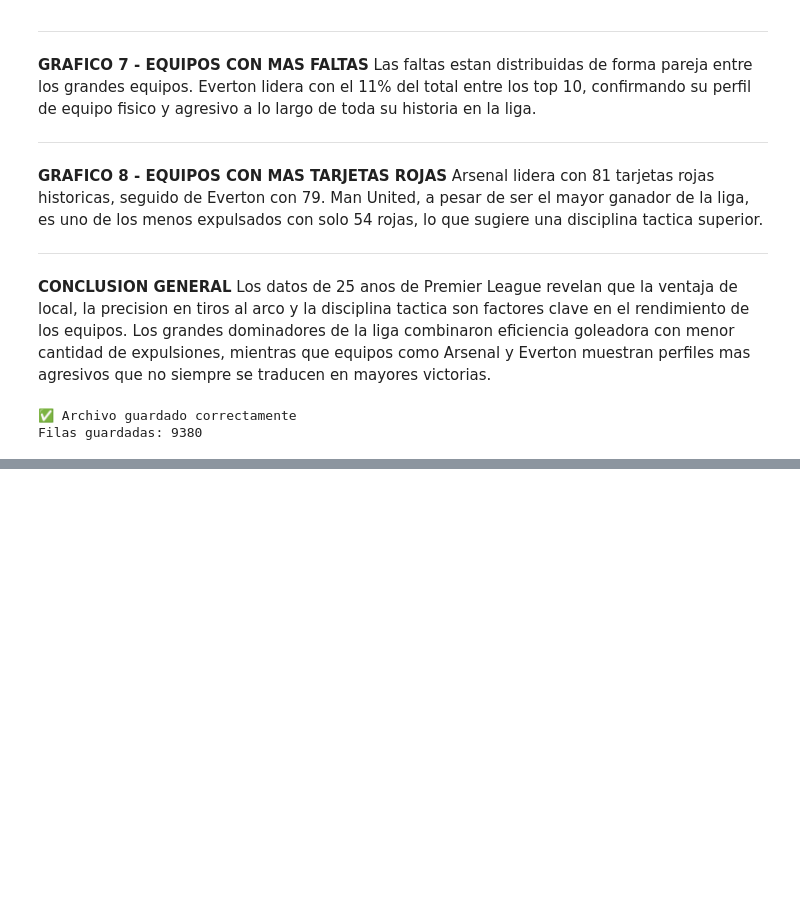
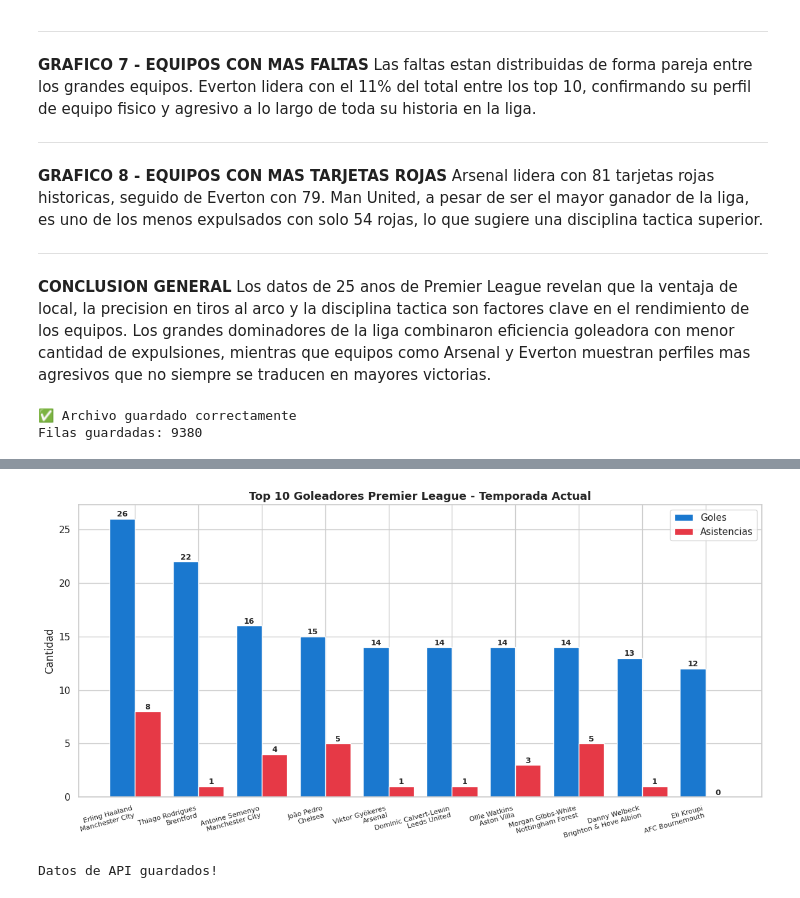
Before and after one commit to ejmuriburu/premier-league-analisis, a Jupyter notebook: Ernesto_Uriburu_Data_Sciencie_II_.ipynb, the cells around one changed output, grey strips where cells are left out. Cells and saved outputs as stored; diff of their text form; code cells hidden in the pictures; blank space fills up the shorter version.

```diff
--- a/Ernesto_Uriburu_Data_Sciencie_II_.ipynb
+++ b/Ernesto_Uriburu_Data_Sciencie_II_.ipynb
@@ -467,0 +530,31 @@ Filas guardadas: 9380
+# %%
+# TOP GOLEADORES PREMIER LEAGUE
+df_goleadores['Asistencias'] = df_goleadores['Asistencias'].fillna(0)
+top10 = df_goleadores.head(10)
+
+fig, ax = plt.subplots(figsize=(12, 6))
+x = range(len(top10))
+ancho = 0.4
+
+bars1 = ax.bar([i - ancho/2 for i in x], top10['Goles'], ancho, label='Goles', color='#1a78cf', edgecolor='white')
+bars2 = ax.bar([i + ancho/2 for i in x], top10['Asistencias'], ancho, label='Asistencias', color='#e63946', edgecolor='white')
+
+for bar in bars1:
+    ax.text(bar.get_x() + bar.get_width()/2, bar.get_height() + 0.2, str(int(bar.get_height())), ha='center', fontsize=9, fontweight='bold')
+for bar in bars2:
+    ax.text(bar.get_x() + bar.get_width()/2, bar.get_height() + 0.2, str(int(bar.get_height())), ha='center', fontsize=9, fontweight='bold')
+
+nombres = [f"{row['Jugador']}\n{row['Equipo'].replace(' FC','')}" for _, row in top10.iterrows()]
+ax.set_xticks(list(x))
+ax.set_xticklabels(nombres, fontsize=8, rotation=15, ha='right')
+ax.set_ylabel('Cantidad', fontsize=12)
+ax.set_title('Top 10 Goleadores Premier League - Temporada Actual', fontsize=13, fontweight='bold')
+ax.legend(fontsize=11)
+plt.tight_layout()
+plt.show()
+
+df_goleadores.to_csv('goleadores_api.csv', index=False)
+print("Datos de API guardados!")
+# %% [output]
+[figure, added]
+Datos de API guardados!
```
Also changed, not shown: parts of 21 cells of this notebook.
